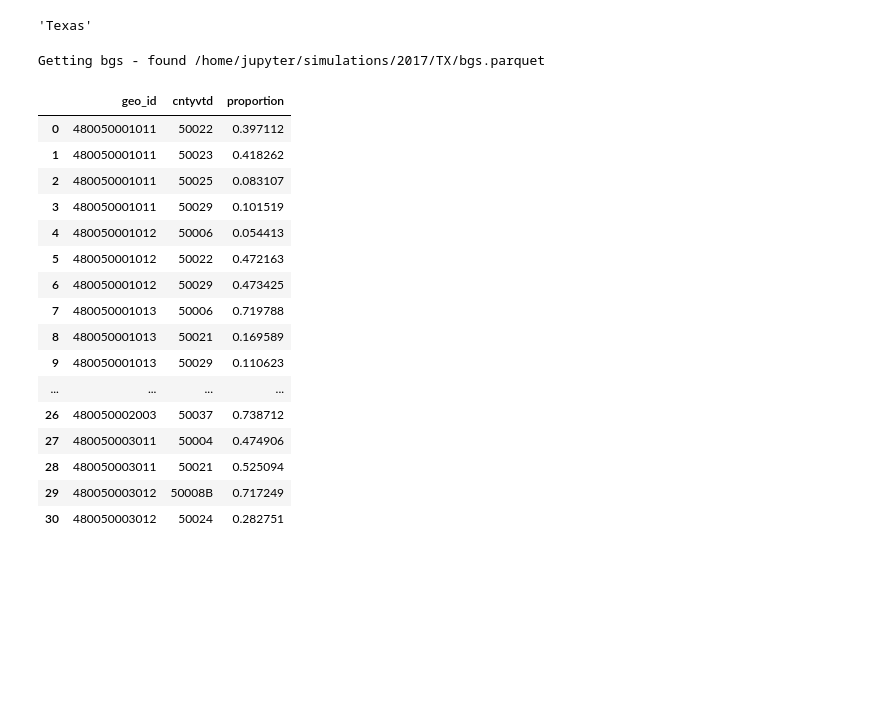
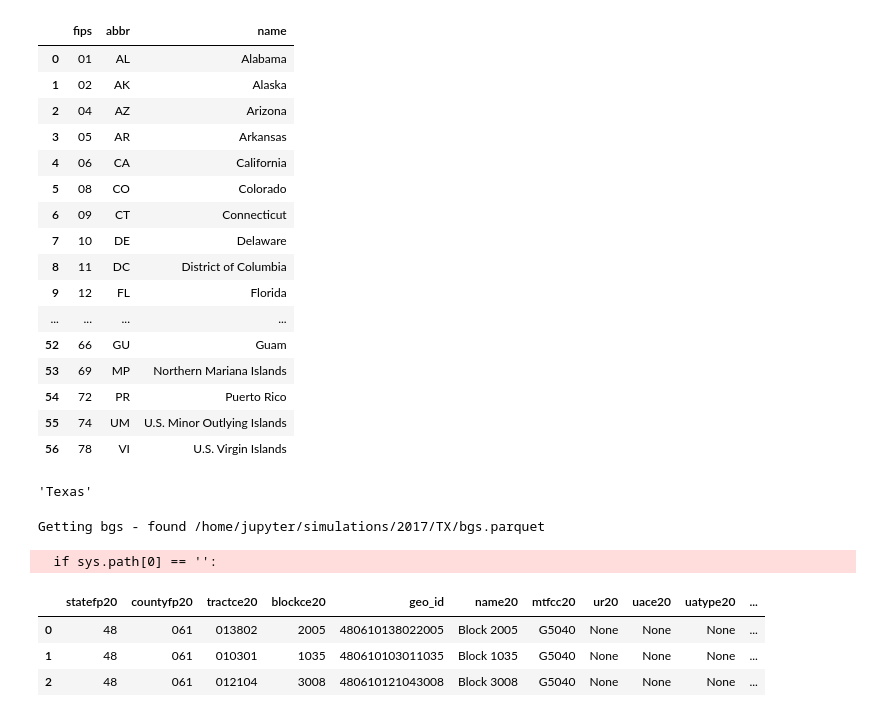
Before and after one commit to Tarleton-Math/MathVGerrmandering_CMAT_2021, a Jupyter notebook: Gerrymandering_v6.ipynb, the cells around one changed output. Drawn from its saved outputs; the diff is of its cells as text; code cells hidden in the pictures; blank space fills up the shorter version.

```diff
--- a/Gerrymandering_v6.ipynb
+++ b/Gerrymandering_v6.ipynb
@@ -1,5 +1,25 @@
 # %%
 ! pip install --upgrade google-cloud-bigquery-storage
+# %%
+states
+# %% [output]
+|  | fips | abbr | name |
+| 0 | 01 | AL | Alabama |
+| 1 | 02 | AK | Alaska |
+| 2 | 04 | AZ | Arizona |
+| 3 | 05 | AR | Arkansas |
+| 4 | 06 | CA | California |
+| 5 | 08 | CO | Colorado |
+| 6 | 09 | CT | Connecticut |
+| 7 | 10 | DE | Delaware |
+| 8 | 11 | DC | District of Columbia |
+| 9 | 12 | FL | Florida |
+| ... | ... | ... | ... |
+| 52 | 66 | GU | Guam |
+| 53 | 69 | MP | Northern Mariana Islands |
+| 54 | 72 | PR | Puerto Rico |
+| 55 | 74 | UM | U.S. Minor Outlying Islands |
+| 56 | 78 | VI | U.S. Virgin Islands |
 # %%
 # The cell defines the Gerry class which does all the work
 # I don't think you will need to edit this cell at all
@@ -551,31 +564,35 @@ B['area'] = B.area
+# %%
+def lower_cols(df):
+    df.rename(columns={x:x.lower() for x in df.columns}, inplace=True)
+
+vtds = gpd.read_file("/home/jupyter/TX_VTDS/")
+lower_cols(vtds)
+
+blocks = gpd.read_file("/home/jupyter/TX_blocks/", rows=10)
+lower_cols(blocks)
+blocks.rename(columns={'geoid20': 'geo_id'}, inplace=True)
+
+A = vtds[['cntyvtd','geometry']].set_index('cntyvtd').to_crs(crs_map)
+A['area'] = A.area
+B = blocks[['geo_id', 'geometry']].set_index('geo_id').to_crs(crs_map)
+B['area'] = B.area
+# %% [output]
+  if sys.path[0] == '':
+# %%
+blocks.head(3)
+# %% [output]
+|  | statefp20 | countyfp20 | tractce20 | blockce20 | geo_id | name20 | mtfcc20 | ur20 | uace20 | uatype20 | ... |
+| 0 | 48 | 061 | 013802 | 2005 | 480610138022005 | Block 2005 | G5040 | None | None | None | ... |
+| 1 | 48 | 061 | 010301 | 1035 | 480610103011035 | Block 1035 | G5040 | None | None | None | ... |
+| 2 | 48 | 061 | 012104 | 3008 | 480610121043008 | Block 3008 | G5040 | None | None | None | ... |
 # %%
-def f(bg):
-    C = A.intersection(bg['geometry']).area / bg['area']
-    C[C<1e-2] = 0
-    C /= C.sum()
-    return C[C>0]
+def f(b):
+    C = A.intersection(b['geometry']).area
+    C /= b['area']
+    mask = C > 1e-2
+    return C[mask]
 
-# B = B.iloc[:10]
-d = {geo_id:f(bg) for geo_id, bg in B.iterrows()}
-
+d = {geo_id:f(b) for geo_id, b in B.iterrows()}
 I = pd.concat(d).reset_index()
-I.columns = ['geo_id', 'cntyvtd', 'proportion']
+I.columns = ['geo_id', 'cntyvtd', 'area']
 I.to_parquet('/home/jupyter/bg_vtd_proportions.parquet', index=False)
-# %% [output]
-|  | geo_id | cntyvtd | proportion |
-| 0 | 480050001011 | 50022 | 0.397112 |
-| 1 | 480050001011 | 50023 | 0.418262 |
-| 2 | 480050001011 | 50025 | 0.083107 |
-| 3 | 480050001011 | 50029 | 0.101519 |
-| 4 | 480050001012 | 50006 | 0.054413 |
-| 5 | 480050001012 | 50022 | 0.472163 |
-| 6 | 480050001012 | 50029 | 0.473425 |
-| 7 | 480050001013 | 50006 | 0.719788 |
-| 8 | 480050001013 | 50021 | 0.169589 |
-| 9 | 480050001013 | 50029 | 0.110623 |
-| ... | ... | ... | ... |
-| 26 | 480050002003 | 50037 | 0.738712 |
-| 27 | 480050003011 | 50004 | 0.474906 |
-| 28 | 480050003011 | 50021 | 0.525094 |
-| 29 | 480050003012 | 50008B | 0.717249 |
-| 30 | 480050003012 | 50024 | 0.282751 |
```
Also changed, not shown: parts of 3 cells of this notebook.
